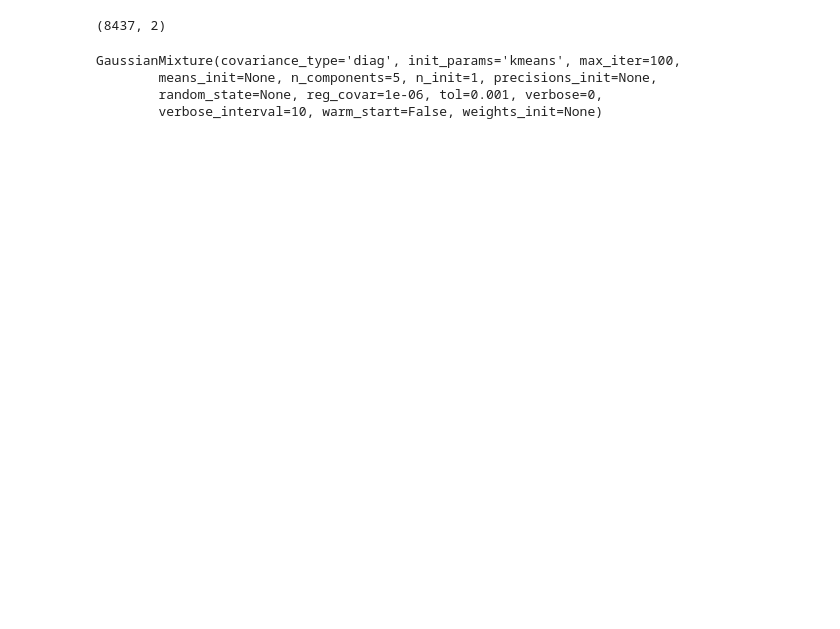
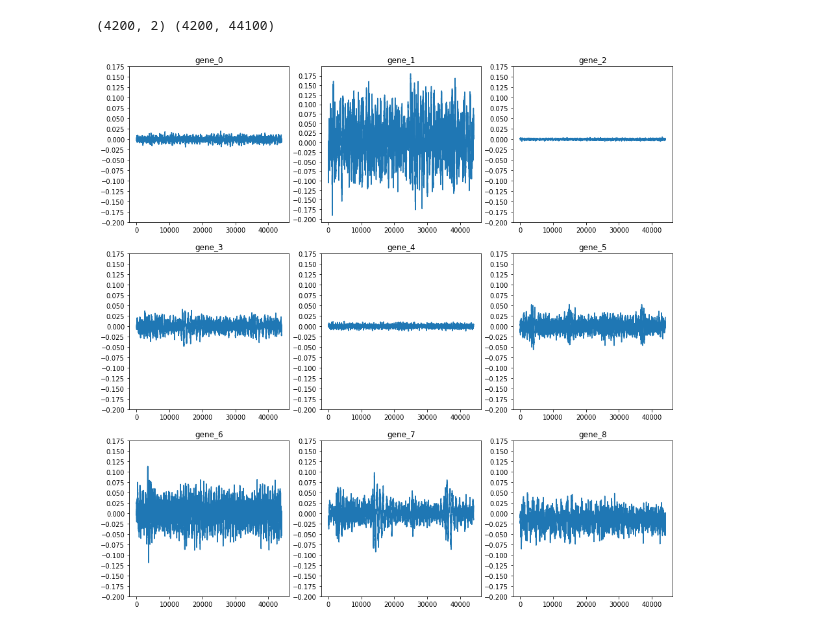
Before and after one commit to khalildogyy/music_structure, a Jupyter notebook: notebook/EG_on_music.ipynb, the cells around one changed output. Cells and saved outputs as stored; diff of their text form; code cells hidden in the pictures; blank space fills up the shorter version.

```diff
--- a/notebook/EG_on_music.ipynb
+++ b/notebook/EG_on_music.ipynb
@@ -1,26 +1,29 @@
 # %%
 import numpy as np
-import seaborn
+import seaborn as sns
 import matplotlib.pyplot as plt
 import librosa
 from pathlib import Path
 import os, sys
 
-music_path = Path("/Users/dogyy/music/音乐训练集/")
+music_path = Path("/Users/JJjie/Downloads/音乐训练集/")
+origindata = []
 dataset = []
 files = os.listdir(music_path)
 files.remove('.DS_Store')
 
 times = []
 for f in files:
-    tempdata, sr = librosa.load(music_path / f, sr=None)
+    tempdata, sr = librosa.load(music_path / f, sr=44100)
     times.append(int(librosa.core.get_duration(tempdata, sr=sr)))
 
-    sr = 22050
+#     sr = 22050
     # split on sr
     num_slice = int(tempdata.shape[0] / sr)
     tempdata = tempdata[:num_slice * sr]
     tempslice = np.split(tempdata, num_slice, 0)
+
+    origindata += tempslice
 
 #     tempslice = []
 #     start = 0
@@ -36,6 +39,8 @@ for f in files:
         mean = np.mean(ts)
         std = np.std(ts)
         datax.append([mean, std])
-    print("filename: {}\ndatashape: {}\nsr: {}\nnum_slices: {}\n".format(f, tempdata.shape, sr, num_slice))
+    print("filename: {}\tdatashape: {}\tsr: {}\tnum_slices: {}".format(f, tempdata.shape, sr, num_slice))
     dataset.append(datax)
+
+origindata = np.array(origindata, dtype=np.float32)
 # %% [output]
@@ -59,20 +64,42 @@ num_slices: 40
-# %%
-from sklearn.mixture import GaussianMixture
-
-x = np.concatenate(dataset, axis=0)
-print(x.shape)
-
-# cluster gene
-gene_num = 5
-
-clu = GaussianMixture(n_components=gene_num, covariance_type='diag')
-clu.fit(x)
-# %% [output]
-(8437, 2)
-GaussianMixture(covariance_type='diag', init_params='kmeans', max_iter=100,
-        means_init=None, n_components=5, n_init=1, precisions_init=None,
-        random_state=None, reg_covar=1e-06, tol=0.001, verbose=0,
-        verbose_interval=10, warm_start=False, weights_init=None)
+# %%
+from sklearn.mixture import GaussianMixture
+from sklearn.externals import joblib
+import pandas as pd
+
+x = np.concatenate(dataset, axis=0)
+print(x.shape, origindata.shape)
+
+# cluster gene
+gene_num = 9
+
+clu = GaussianMixture(n_components=gene_num, covariance_type='diag')
+clu.fit(x)
+
+# store model
+joblib.dump(clu, './clu.model')
+
+# load model
+clu = joblib.load('./clu.model')
+
+# draw
+geneassign = clu.predict(x)
+fig, axes = plt.subplots(3, 3, figsize=(15, 15))
+
+for i in range(gene_num):
+    m = int(i / 3)
+    n = int(i % 3)
+
+    temp = origindata[geneassign == i]
+    temp = np.mean(temp, axis=0)
+
+    axes[m, n].plot(range(44100), temp)
+    axes[m, n].set_title("gene_{}".format(i))
+    axes[m, n].set_yticks(np.arange(-0.2, 0.2, 0.025))
+
+plt.show()
+# %% [output]
+(4200, 2) (4200, 44100)
+[figure, added]
 # %%
 # get gene assign
 for filename, data, t in zip(files, dataset, times):
```
Also changed, not shown: parts of 2 cells of this notebook, 1 other file.
